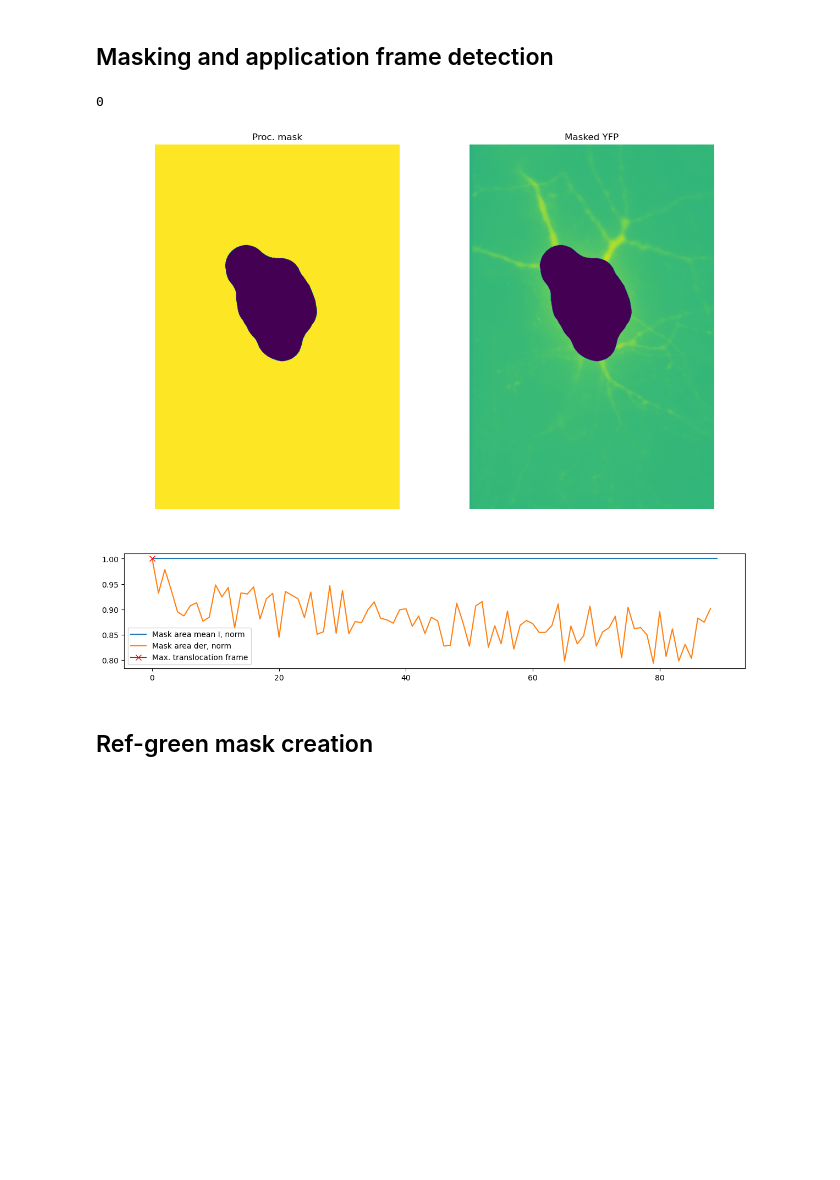
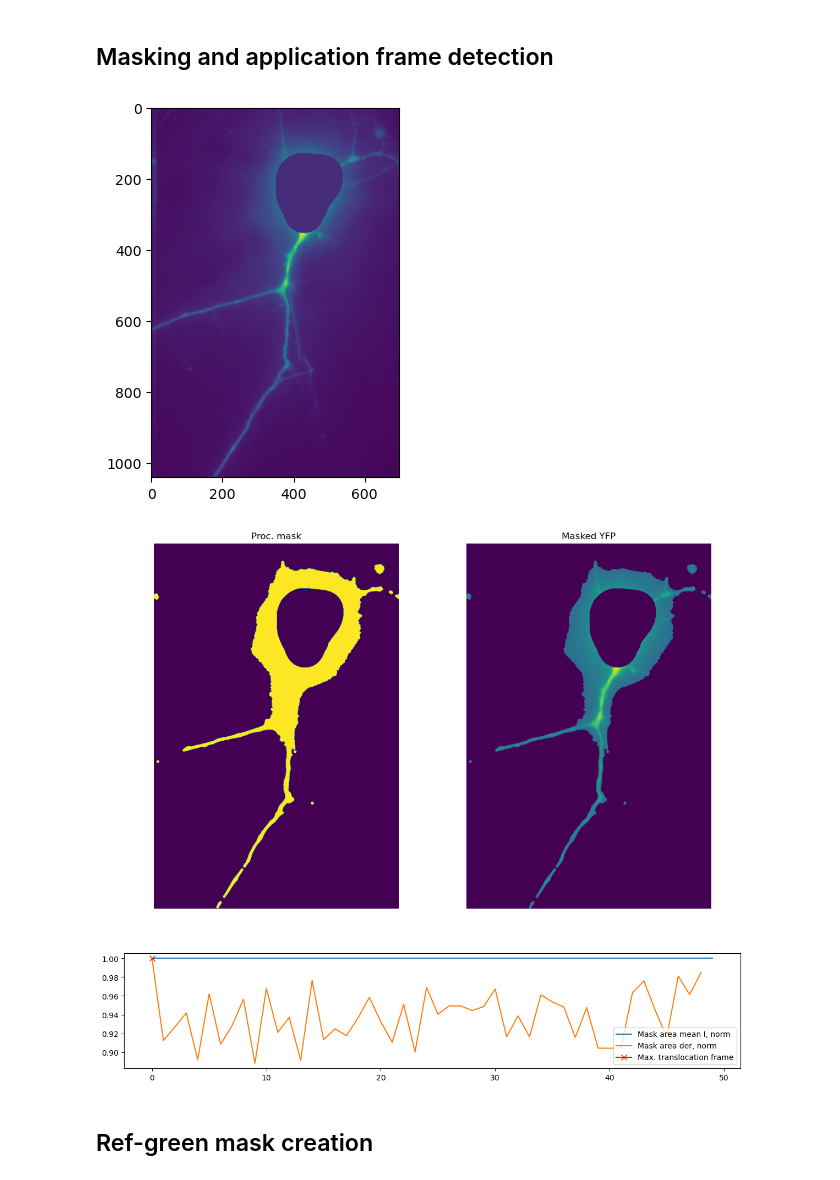
Before and after one commit to wisstock/LTData, a Jupyter notebook: cfp_yfp.ipynb, the cells around one changed output. Saved outputs shown, nothing was run; the diff lists cells and outputs as text; code cells hidden in the pictures; blank space fills up the shorter version.

```diff
--- a/cfp_yfp.ipynb
+++ b/cfp_yfp.ipynb
@@ -90,7 +90,7 @@ def plot_linearmap(cdict):
 # %% [markdown]
 ## Ctrl img
 # %%
-img_raw = io.imread('02_s.tif')
+img_raw = io.imread('01_s.tif')
 print(img_raw.shape)
 
 img_cfp_raw = img_raw[:,:,:,2]
@@ -136,7 +168,7 @@ img_yfp = filters.gaussian(img_yfp_raw, sigma=0.5)
 # %% [markdown]
 ## Masking and application frame detection
 # %%
-def cell_masking(input_img, soma_th=0.5, soma_mask=True, soma_ext=100, proc_ext=50):
+def cell_masking(input_img, soma_th=0.5, soma_mask=True, soma_ext=50, proc_ext=1):
     # soma masking
     if soma_mask:
         soma_region = np.copy(input_img)
@@ -145,7 +177,9 @@ def cell_masking(input_img, soma_th=0.5, soma_mask=True, soma_ext=100, proc_ext=
         # soma_region = morphology.dilation(soma_region, footprint=morphology.disk(10))
         soma_dist = ndimage.distance_transform_edt(~soma_region, return_indices=False)
         soma_mask = soma_dist < soma_ext
-        input_img[soma_mask] = 0
+        input_img[soma_mask] = np.mean(input_img)
+        plt.imshow(input_img)
+        plt.show()
 
 
     # processes masking
@@ -171,36 +205,35 @@ img_yfp_masked[~mask_arr] = 0
 img_yfp_masked = np.asarray([img * (np.sum(np.mean(img_yfp_masked[:2], axis=0))/np.sum(img)) for img in img_yfp_masked])
 
 
 mask_prof = np.asarray([np.mean(img) for img in img_yfp_masked])
 mask_prof_norm = mask_prof / mask_prof.max()
 der_prof = np.asarray([np.sum(np.abs(img)) for img in (img_yfp_masked[:-1] - img_yfp_masked[1:])])
 der_prof_norm = der_prof / der_prof.max()
 max_frame_num = np.argmax(der_prof_norm)
-print(max_frame_num)
 
 
 plt.figure(figsize=(12,15))
 ax0 = plt.subplot(221)
 ax0.set_title('Proc. mask')
 ax0.imshow(mask)
 ax0.axis('off')
 
 ax1 = plt.subplot(222)
 ax1.set_title('Masked YFP')
 ax1.imshow(np.max(img_yfp_masked, axis=0))
 ax1.axis('off')
 
 ax2 = plt.subplot(614)
 ax2.plot(mask_prof_norm, label='Mask area mean I, norm')
 ax2.plot(der_prof_norm, label='Mask area der, norm')
 ax2.plot([max_frame_num], der_prof_norm[max_frame_num], marker='x', markersize=7, color='r', label='Max. translocation frame')
 ax2.legend()
 
 plt.tight_layout()
 plt.show()
 # %% [output]
-0
-[figure, old version]
+[figure, new version]
+[figure, added]
 # %% [markdown]
 ## Ref-green mask creation
 # %%
```
Also changed, not shown: parts of 5 cells of this notebook, 1 other file.
